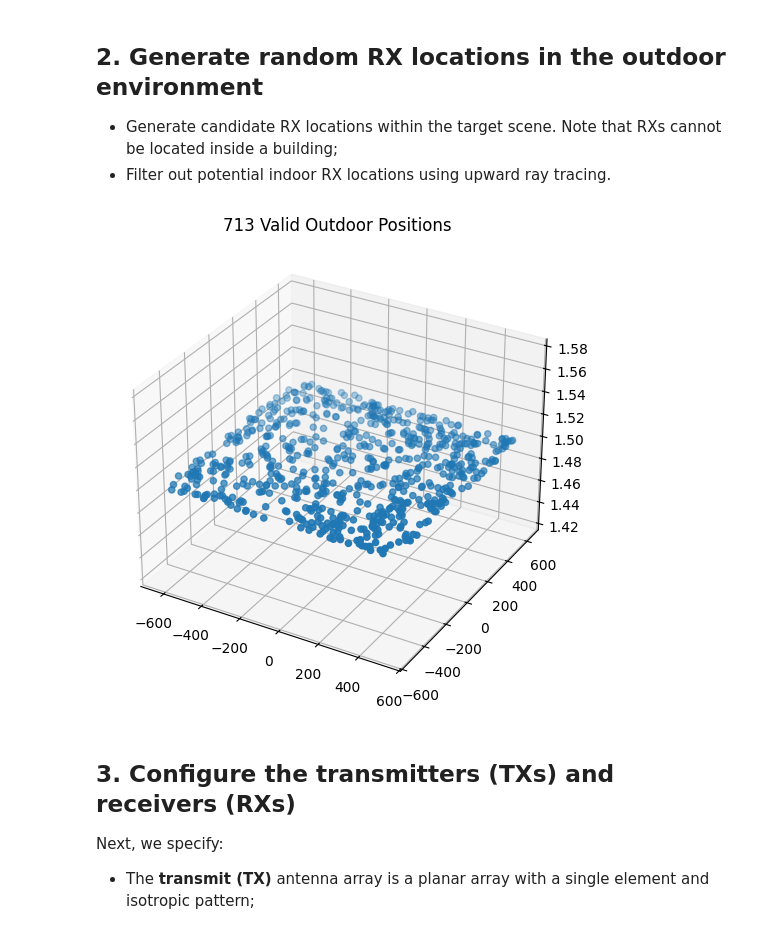
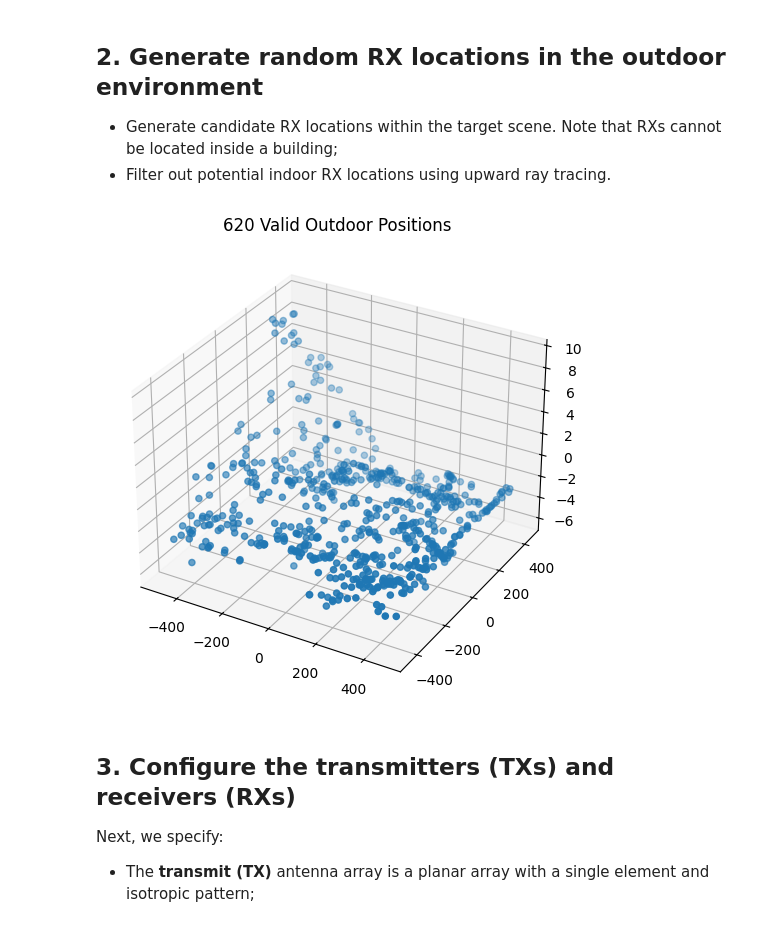
Before and after one commit to davidklee04/Sionna_Princeton, a Jupyter notebook: examples/2_sionna_rays_analysis.ipynb, the cells around one changed output. Saved outputs shown, nothing was run; the diff lists cells and outputs as text; code cells hidden in the pictures.

Commit message:
Migrate to Sionna v1.1: Use trimesh to randomly sample RX positions 1.5m above the measurement surface.

```diff
--- a/examples/2_sionna_rays_analysis.ipynb
+++ b/examples/2_sionna_rays_analysis.ipynb
@@ -53,43 +52,42 @@ HBox(children=(Renderer(camera=PerspectiveCamera(aspect=1.31, children=(Directio
 # %%
 # Obtain the Mitsuba scene object from Sionna scene object
 mi_scene = scene.mi_scene
 
-# Calculate scene bounding box excluding the ground plane
-bbox = mi.ScalarBoundingBox3f()
-for shape in mi_scene.shapes():
-    if "ground" not in shape.id():
-        bbox.expand(shape.bbox())
-
 # Generate candidate positions (1.5m height = typical UE height)
 num_candidates = 1000
-candidates = np.column_stack([
-    np.random.uniform(bbox.min.x, bbox.max.x, num_candidates),
-    np.random.uniform(bbox.min.y, bbox.max.y, num_candidates),
-    np.full(num_candidates, 1.5)
-])
 
+import trimesh
+
+# Load the terrain mesh
+mesh = trimesh.load('../scenes/Boston/mesh/lidar_terrain.ply')
+
+# Sample N points uniformly on the surface
+points, face_indices = trimesh.sample.sample_surface(mesh, num_candidates)
+
+candidates = np.asarray(points)
+candidates[:, 2] += 1.5
 # Create a direction vector pointing upwards (towards the sky)
 # and tile it to match the number of positions
 directions_np = np.tile(np.array([0, 0, 1]), (num_candidates, 1))
 
 # Ray tracing validation
 rays = mi.Ray3f(
     # mi.Vector3f(candidates),
     mi.Vector3f(np.array(candidates, dtype=np.float32).T),
     mi.Vector3f(np.array(directions_np, dtype=np.float32).T)
 )
 si = mi_scene.ray_intersect(rays)
 valid_mask = ~si.is_valid()
 
 # Filter and visualize
 valid_positions = candidates[valid_mask]
 fig = plt.figure(figsize=(10, 6))
 ax = fig.add_subplot(111, projection='3d')
 ax.scatter(valid_positions[:,0], valid_positions[:,1], valid_positions[:,2])
 ax.set_title(f"{len(valid_positions)} Valid Outdoor Positions")
 plt.show()
 # %% [output]
-[figure, old version]
+[figure, new version]
 # %% [markdown]
 ## 3. **Configure** the transmitters (TXs) and receivers (RXs)
 
```
Also changed, not shown: parts of 4 cells of this notebook.
